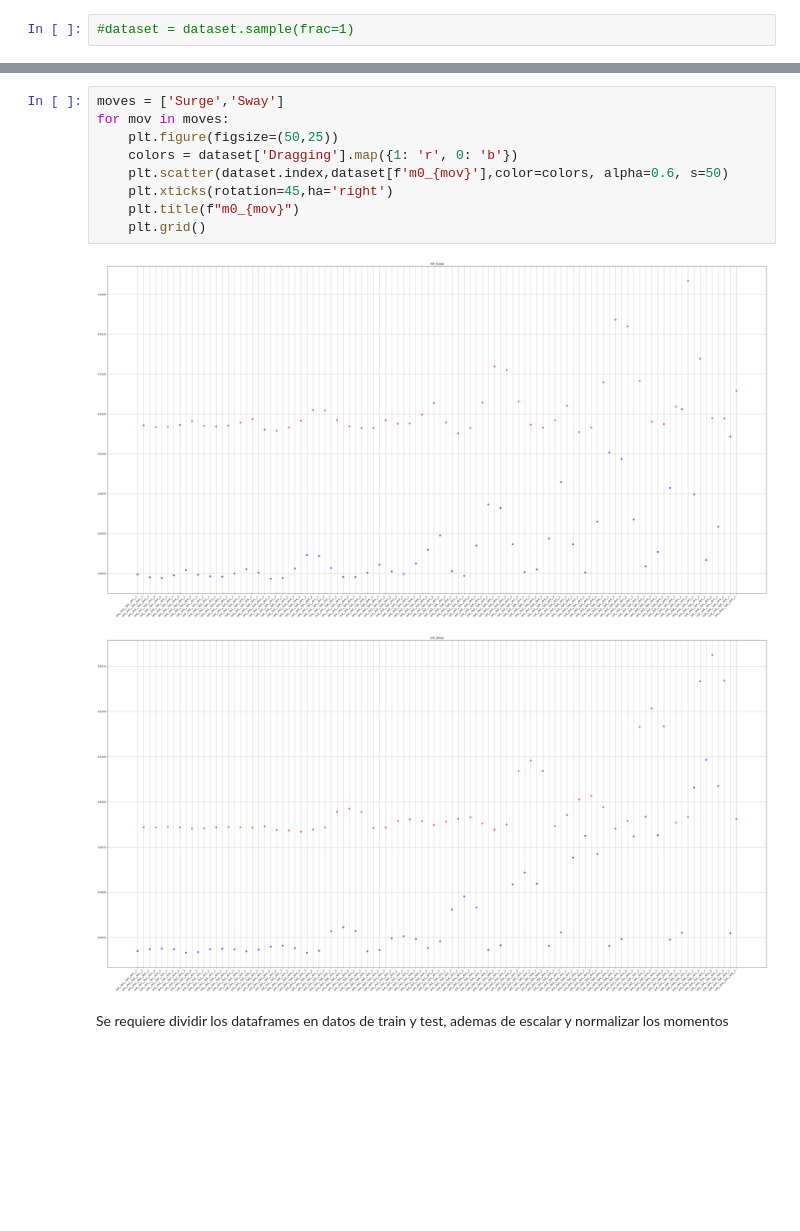
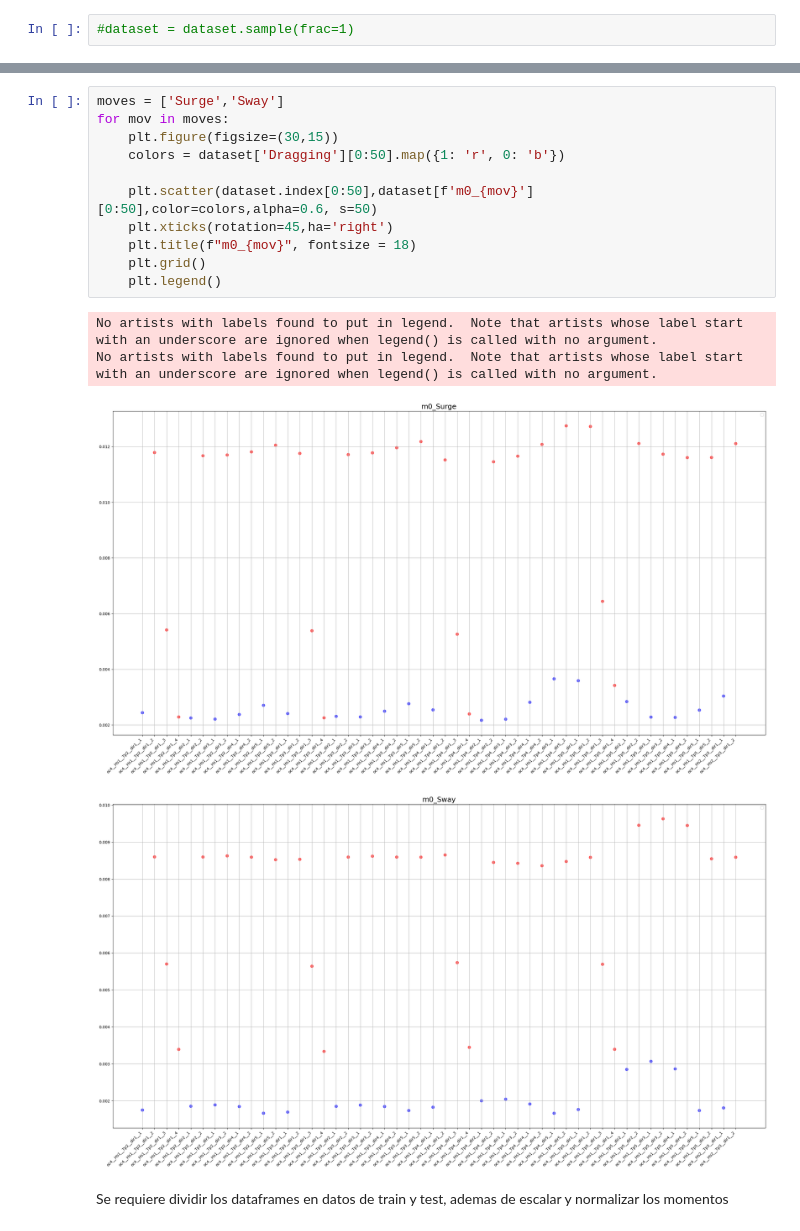
Before and after one commit to arturodmor/Mooring_anomaly_detector, a Jupyter notebook: notebooks/training_testing.ipynb, the cells around one changed output, grey strips where cells are left out. Drawn from its saved outputs; the diff is of its cells as text; blank space fills up the shorter version.

```diff
--- a/notebooks/training_testing.ipynb
+++ b/notebooks/training_testing.ipynb
@@ -148,15 +121,19 @@ dataset['m4_Surge'].hist()
 # %%
 moves = ['Surge','Sway']
 for mov in moves:
-    plt.figure(figsize=(50,25))
-    colors = dataset['Dragging'].map({1: 'r', 0: 'b'})
-    plt.scatter(dataset.index,dataset[f'm0_{mov}'],color=colors, alpha=0.6, s=50)
+    plt.figure(figsize=(30,15))
+    colors = dataset['Dragging'][0:50].map({1: 'r', 0: 'b'})
+
+    plt.scatter(dataset.index[0:50],dataset[f'm0_{mov}'][0:50],color=colors,alpha=0.6, s=50)
     plt.xticks(rotation=45,ha='right')
-    plt.title(f"m0_{mov}")
+    plt.title(f"m0_{mov}", fontsize = 18)
     plt.grid()
+    plt.legend()
 # %% [output]
+No artists with labels found to put in legend.  Note that artists whose label start with an underscore are ignored when legend() is called with no argument.
+No artists with labels found to put in legend.  Note that artists whose label start with an underscore are ignored when legend() is called with no argument.
-[figure, old version]
+[figure, new version]
-[figure, old version]
+[figure, new version]
 # %% [markdown]
 Se requiere dividir los dataframes en datos de train y test, ademas de escalar y normalizar los momentos
 # %%
```
Also changed, not shown: parts of 83 cells of this notebook, 2 other files.
